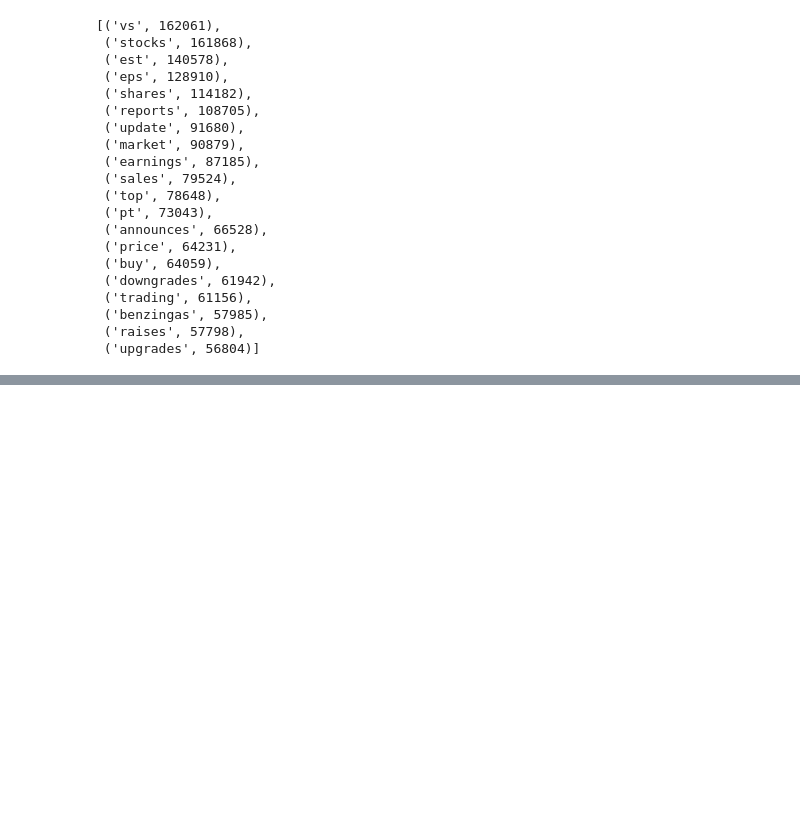
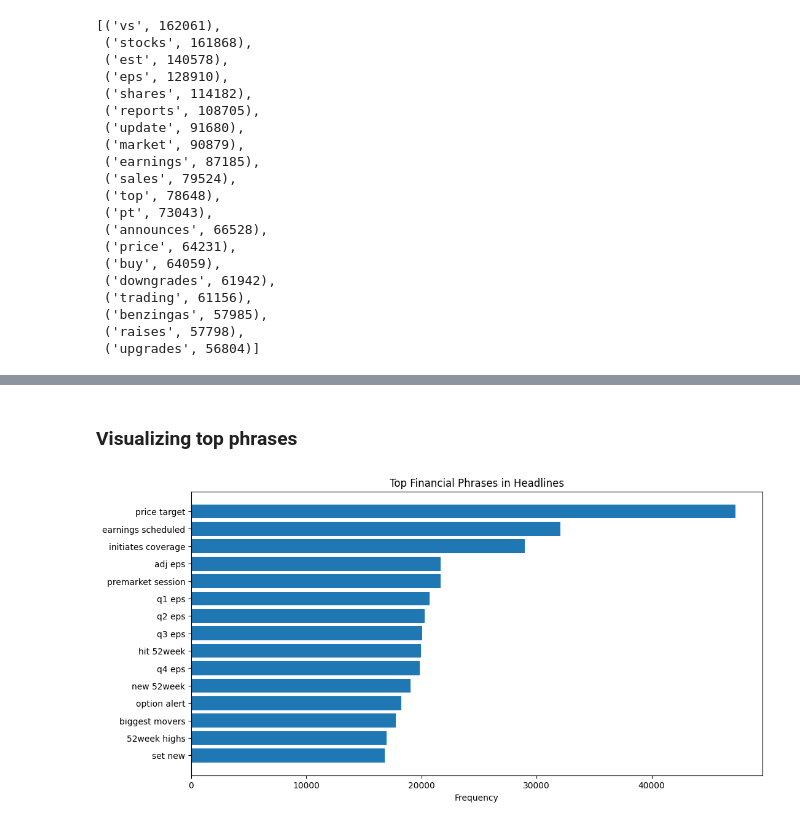
Before and after one commit to Megdelawit365/news-sentiment-analysis, a Jupyter notebook: notebooks/eda.ipynb, the cells around one changed output, grey strips where cells are left out. Saved outputs shown, nothing was run; the diff lists cells and outputs as text; code cells hidden in the pictures; blank space fills up the shorter version.

Commit message:
feat: add text analysis to eda notebook

```diff
--- a/notebooks/eda.ipynb
+++ b/notebooks/eda.ipynb
@@ -248,0 +274,25 @@ word_counts
+# %%
+from sklearn.feature_extraction.text import CountVectorizer
+
+bigram_vectorizer = CountVectorizer(
+    ngram_range=(2,2),
+    stop_words=list(all_stopwords),
+    max_features=30
+)
+
+bigram_matrix = bigram_vectorizer.fit_transform(
+    df_news["clean_headline"]
+)
+
+bigram_counts = bigram_matrix.sum(axis=0).A1
+
+bigram_freq = sorted(
+    zip(
+        bigram_vectorizer.get_feature_names_out(),
+        bigram_counts
+    ),
+    key=lambda x: x[1],
+    reverse=True
+)
+
+bigram_freq[:20]
@@ -248,0 +320,18 @@ word_counts
+# %% [markdown]
+### Visualizing top phrases
+# %%
+phrases = [x[0] for x in bigram_freq[:15]]
+counts = [x[1] for x in bigram_freq[:15]]
+
+plt.figure(figsize=(12,6))
+
+plt.barh(phrases, counts)
+
+plt.title("Top Financial Phrases in Headlines")
+plt.xlabel("Frequency")
+
+plt.gca().invert_yaxis()
+
+plt.show()
+# %% [output]
+[figure, added]
```
Also changed, not shown: parts of 14 cells of this notebook.
